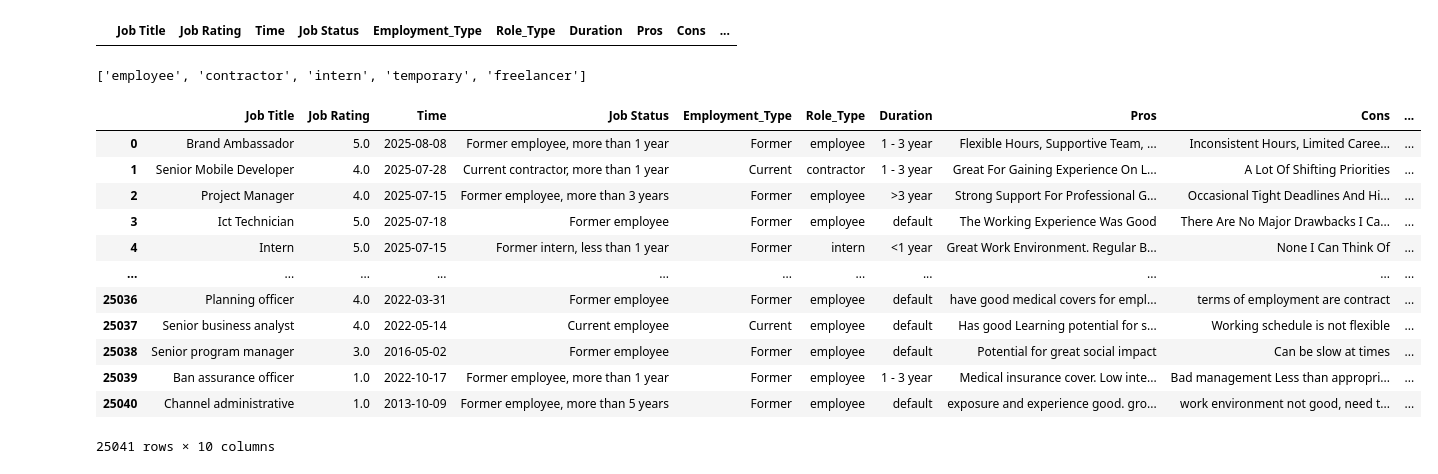
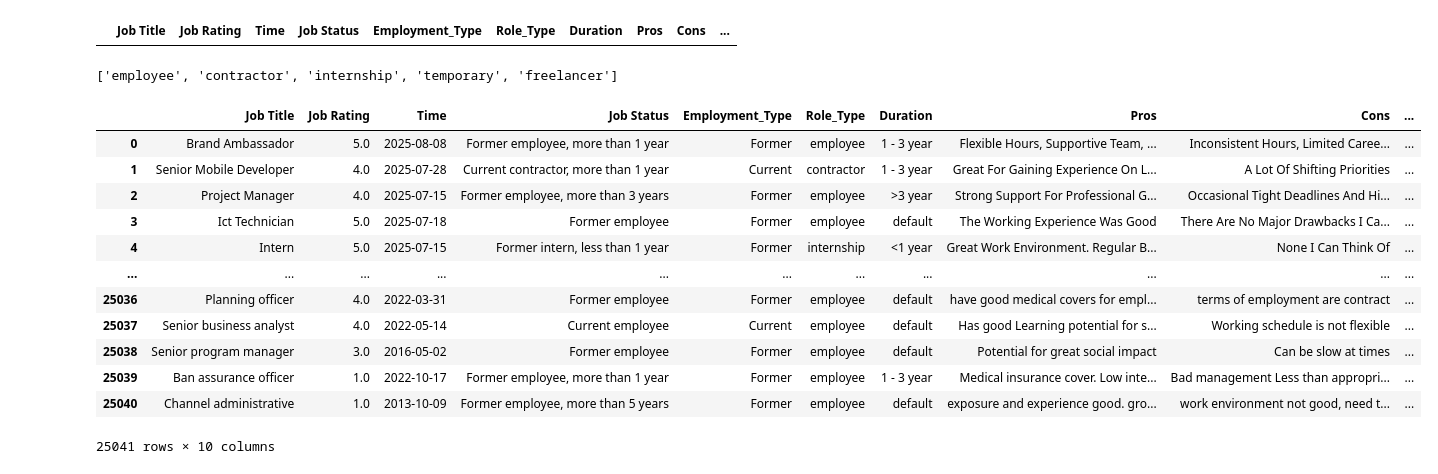
Before and after one commit to Brian342/mergeDataset, a Jupyter notebook: Reviews Project.ipynb, the cells around one changed output. Drawn from its saved outputs; the diff is of its cells as text; code cells hidden in the pictures.

```diff
--- a/Reviews Project.ipynb
+++ b/Reviews Project.ipynb
@@ -27,7 +29,7 @@ data
 25042 rows × 7 columns
 # %%
 # using
-data2 = data
+cleaning = data
 # %%
 def split_info(df: pd.Series)-> pd.DataFrame:
     employment_type = []
@@ -90,6 +92,8 @@ data2["Employment_Type"].unique().tolist()
 data2[data2["Employment_Type"] == "KEY"]
 # %% [output]
 |  | Job Title | Job Rating | Time | Job Status | Employment_Type | Role_Type | Duration | Pros | Cons | ... |
+# %%
+data2.drop(467, axis=0, inplace=True)
 # %%
 data2.set_index("Job Title", inplace=True)
 # %%
@@ -97,21 +101,24 @@ data2= data2.reset_index()
 # %%
 data2["Role_Type"].unique().tolist()
 # %% [output]
-['employee', 'contractor', 'intern', 'temporary', 'freelancer']
+['employee', 'contractor', 'internship', 'temporary', 'freelancer']
 # %%
 jobrole = {"intern":"Internship"}
 # %%
+data2["Role_Type"].replace("intern", "internship",inplace=True)
-# %% [output]
-|  | Job Title | Job Rating | Time | Job Status | Employment_Type | Role_Type | Duration | Pros | Cons | ... |
-| 0 | Brand Ambassador | 5.0 | 2025-08-08 | Former employee, more than 1 year | Former | employee | 1 - 3 year | Flexible Hours, Supportive Team, ... | Inconsistent Hours, Limited Caree... | ... |
-| 1 | Senior Mobile Developer | 4.0 | 2025-07-28 | Current contractor, more than 1 year | Current | contractor | 1 - 3 year | Great For Gaining Experience On L... | A Lot Of Shifting Priorities | ... |
-| 2 | Project Manager | 4.0 | 2025-07-15 | Former employee, more than 3 years | Former | employee | >3 year | Strong Support For Professional G... | Occasional Tight Deadlines And Hi... | ... |
-| 3 | Ict Technician | 5.0 | 2025-07-18 | Former employee | Former | employee | default | The Working Experience Was Good | There Are No Major Drawbacks I Ca... | ... |
-| 4 | Intern | 5.0 | 2025-07-15 | Former intern, less than 1 year | Former | intern | <1 year | Great Work Environment. Regular B... | None I Can Think Of | ... |
-| ... | ... | ... | ... | ... | ... | ... | ... | ... | ... | ... |
-| 25036 | Planning officer | 4.0 | 2022-03-31 | Former employee | Former | employee | default | have good medical covers for empl... | terms of employment are contract | ... |
-| 25037 | Senior business analyst | 4.0 | 2022-05-14 | Current employee | Current | employee | default | Has good Learning potential for s... | Working schedule is not flexible | ... |
-| 25038 | Senior program manager | 3.0 | 2016-05-02 | Former employee | Former | employee | default | Potential for great social impact | Can be slow at times | ... |
-| 25039 | Ban assurance officer | 1.0 | 2022-10-17 | Former employee, more than 1 year | Former | employee | 1 - 3 year | Medical insurance cover. Low inte... | Bad management Less than appropri... | ... |
-| 25040 | Channel administrative | 1.0 | 2013-10-09 | Former employee, more than 5 years | Former | employee | default | exposure and experience good. gro... | work environment not good, need t... | ... |
-25041 rows × 10 columns
+# %%
+data2
+# %% [output]
+|  | Job Title | Job Rating | Time | Job Status | Employment_Type | Role_Type | Duration | Pros | Cons | ... |
+| 0 | Brand Ambassador | 5.0 | 2025-08-08 | Former employee, more than 1 year | Former | employee | 1 - 3 year | Flexible Hours, Supportive Team, ... | Inconsistent Hours, Limited Caree... | ... |
+| 1 | Senior Mobile Developer | 4.0 | 2025-07-28 | Current contractor, more than 1 year | Current | contractor | 1 - 3 year | Great For Gaining Experience On L... | A Lot Of Shifting Priorities | ... |
+| 2 | Project Manager | 4.0 | 2025-07-15 | Former employee, more than 3 years | Former | employee | >3 year | Strong Support For Professional G... | Occasional Tight Deadlines And Hi... | ... |
+| 3 | Ict Technician | 5.0 | 2025-07-18 | Former employee | Former | employee | default | The Working Experience Was Good | There Are No Major Drawbacks I Ca... | ... |
+| 4 | Intern | 5.0 | 2025-07-15 | Former intern, less than 1 year | Former | internship | <1 year | Great Work Environment. Regular B... | None I Can Think Of | ... |
+| ... | ... | ... | ... | ... | ... | ... | ... | ... | ... | ... |
+| 25036 | Planning officer | 4.0 | 2022-03-31 | Former employee | Former | employee | default | have good medical covers for empl... | terms of employment are contract | ... |
+| 25037 | Senior business analyst | 4.0 | 2022-05-14 | Current employee | Current | employee | default | Has good Learning potential for s... | Working schedule is not flexible | ... |
+| 25038 | Senior program manager | 3.0 | 2016-05-02 | Former employee | Former | employee | default | Potential for great social impact | Can be slow at times | ... |
+| 25039 | Ban assurance officer | 1.0 | 2022-10-17 | Former employee, more than 1 year | Former | employee | 1 - 3 year | Medical insurance cover. Low inte... | Bad management Less than appropri... | ... |
+| 25040 | Channel administrative | 1.0 | 2013-10-09 | Former employee, more than 5 years | Former | employee | default | exposure and experience good. gro... | work environment not good, need t... | ... |
+25041 rows × 10 columns
```
Also changed, not shown: parts of 2 cells of this notebook.
